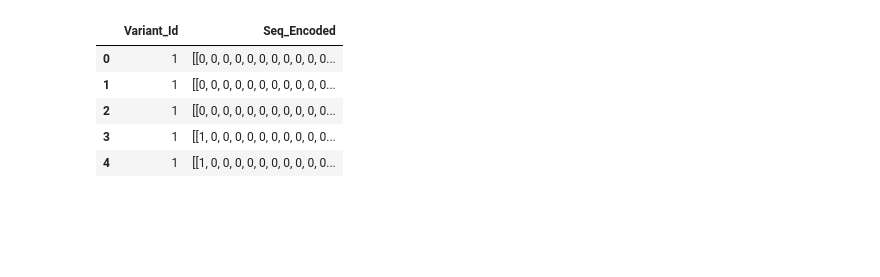
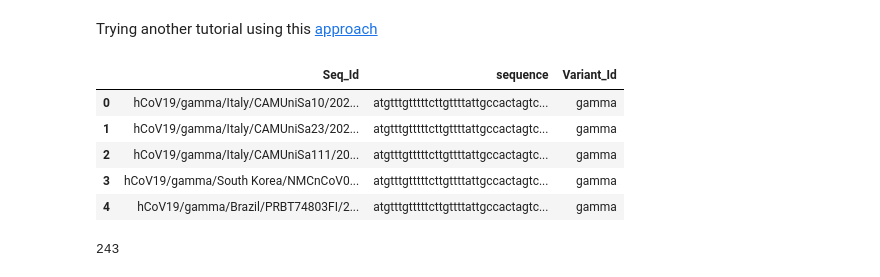
Before and after one commit to hesbornomwandho/Application-of-Machine-Learning-in-Genomics, a Jupyter notebook: notebook/notebook.ipynb, the cells around one changed output. Saved outputs shown, nothing was run; the diff lists cells and outputs as text; code cells hidden in the pictures; blank space fills up the shorter version.

```diff
--- a/notebook/notebook.ipynb
+++ b/notebook/notebook.ipynb
@@ -155,12 +0,0 @@ for seq_data in data:
-# %%
-seq_data_aligned = seq_data_aligned.drop(["Seq_Id", "Sequence", "Seq_Numeric","Seq_kmers"], axis=1)
-seq_data_not_aligned = seq_data_not_aligned.drop(["Seq_Id", "Sequence", "Seq_Numeric", 'Seq_kmers'], axis=1)
-
-seq_data_aligned.head()
-# %% [output]
-|  | Variant_Id | Seq_Encoded |
-| 0 | 1 | [[0, 0, 0, 0, 0, 0, 0, 0, 0, 0, 0... |
-| 1 | 1 | [[0, 0, 0, 0, 0, 0, 0, 0, 0, 0, 0... |
-| 2 | 1 | [[0, 0, 0, 0, 0, 0, 0, 0, 0, 0, 0... |
-| 3 | 1 | [[1, 0, 0, 0, 0, 0, 0, 0, 0, 0, 0... |
-| 4 | 1 | [[1, 0, 0, 0, 0, 0, 0, 0, 0, 0, 0... |
@@ -171,0 +1,2 @@ seq_data_not_aligned.to_csv("../data/sequene_encoded_not_aligned.txt", header=Tr
+# %% [markdown]
+Trying another tutorial using this [approach](https://www.kaggle.com/zakarii/dna-sequence-classification-cnn-gru)
@@ -171,0 +18,16 @@ seq_data_not_aligned.to_csv("../data/sequene_encoded_not_aligned.txt", header=Tr
+# %%
+#load the dataset
+seq_data = pd.read_table('data/variants.aln4.fas.txt')
+# %%
+seq_data.head()
+# %% [output]
+|  | Seq_Id | sequence | Variant_Id |
+| 0 | hCoV19/gamma/Italy/CAMUniSa10/202... | atgtttgtttttcttgttttattgccactagtc... | gamma |
+| 1 | hCoV19/gamma/Italy/CAMUniSa23/202... | atgtttgtttttcttgttttattgccactagtc... | gamma |
+| 2 | hCoV19/gamma/Italy/CAMUniSa111/20... | atgtttgtttttcttgttttattgccactagtc... | gamma |
+| 3 | hCoV19/gamma/South Korea/NMCnCoV0... | atgtttgtttttcttgttttattgccactagtc... | gamma |
+| 4 | hCoV19/gamma/Brazil/PRBT74803FI/2... | atgtttgtttttcttgttttattgccactagtc... | gamma |
+# %%
+seq_data.Variant_Id.values
+# %% [output]
+243
```
Also changed, not shown: parts of 36 cells of this notebook, 6 other files.
